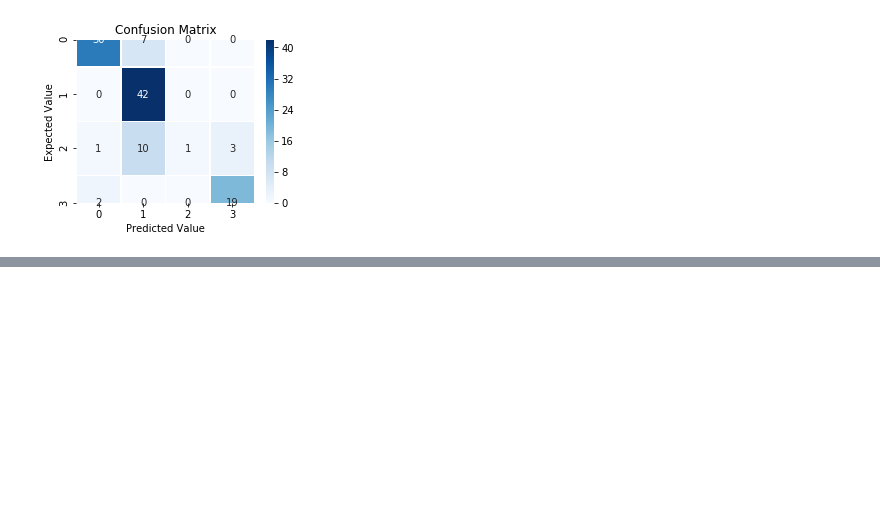
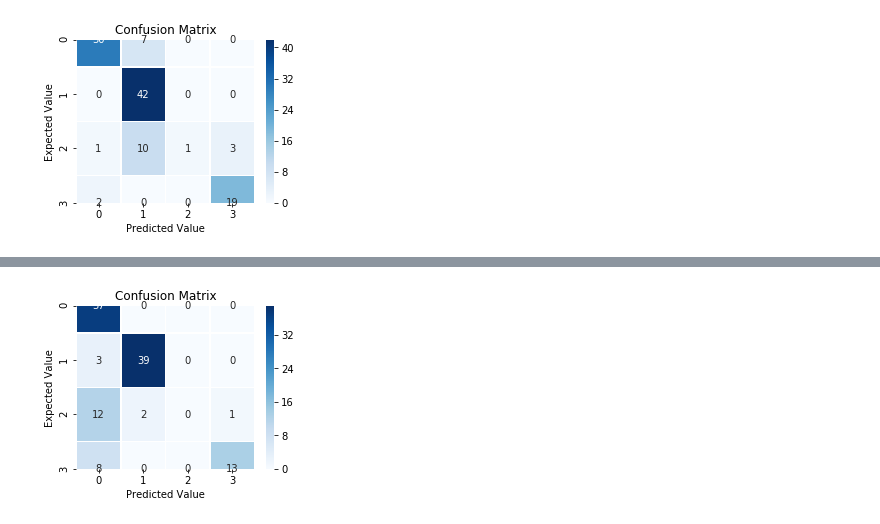
Before and after one commit to sudhankandel/Nepali-Text-classification, a Jupyter notebook: Text Categorization/After_scarping.ipynb, the cells around one changed output, grey strips where cells are left out. Drawn from its saved outputs; the diff is of its cells as text; code cells hidden in the pictures; blank space fills up the shorter version.

```diff
--- a/Text Categorization/After_scarping.ipynb
+++ b/Text Categorization/After_scarping.ipynb
@@ -164,0 +228,7 @@ plt.show()
+# %%
+fig, ax = plt.subplots(figsize=(4,3))
+confusion_mat=sns.heatmap(confusion_matrix(label_test,predict), annot=True, linewidths=.5, ax=ax, cmap="Blues", fmt="d").set(xlabel='Predicted Value', ylabel='Expected Value')
+plt.title('Confusion Matrix')
+plt.show()
+# %% [output]
+[figure, added]
```
Also changed, not shown: parts of 15 cells of this notebook, 4 other files.
